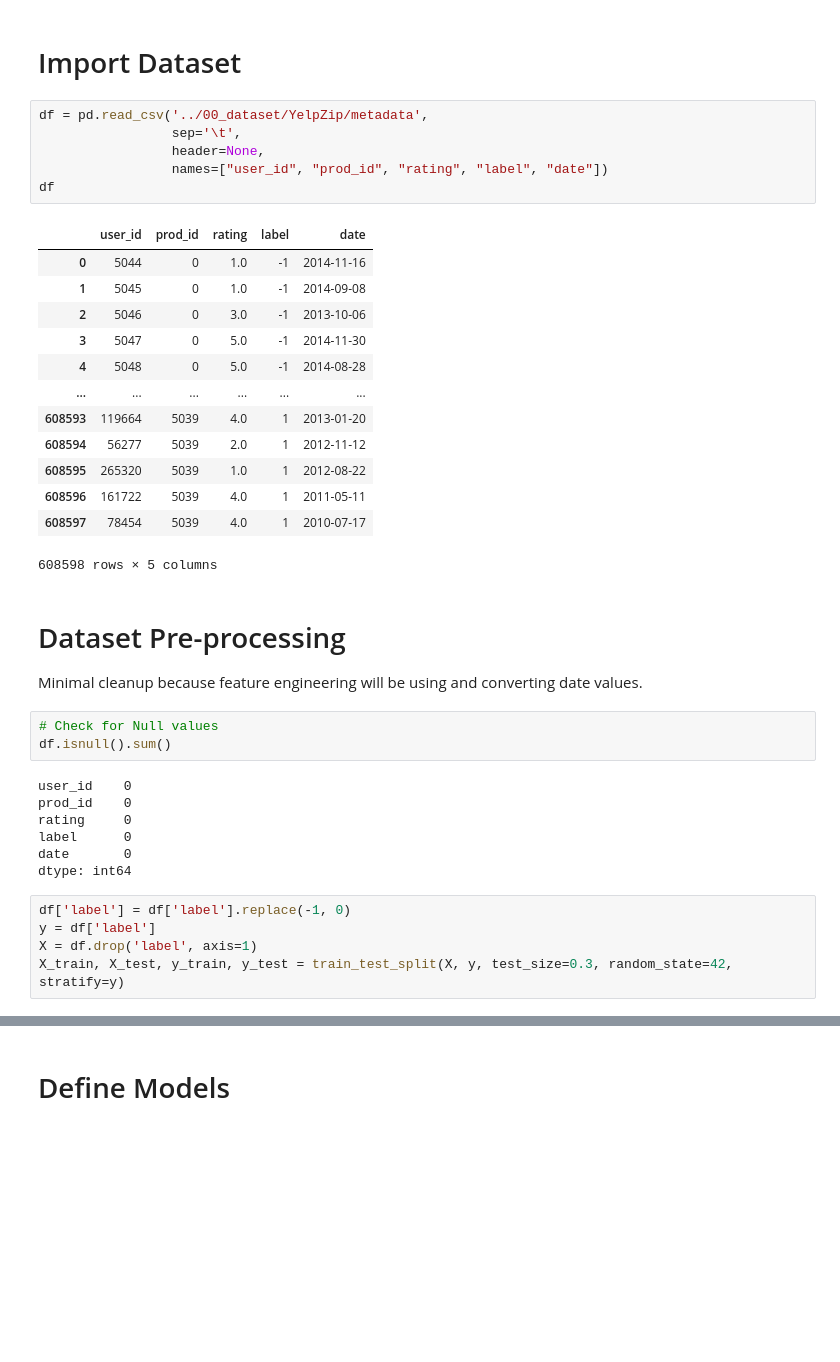
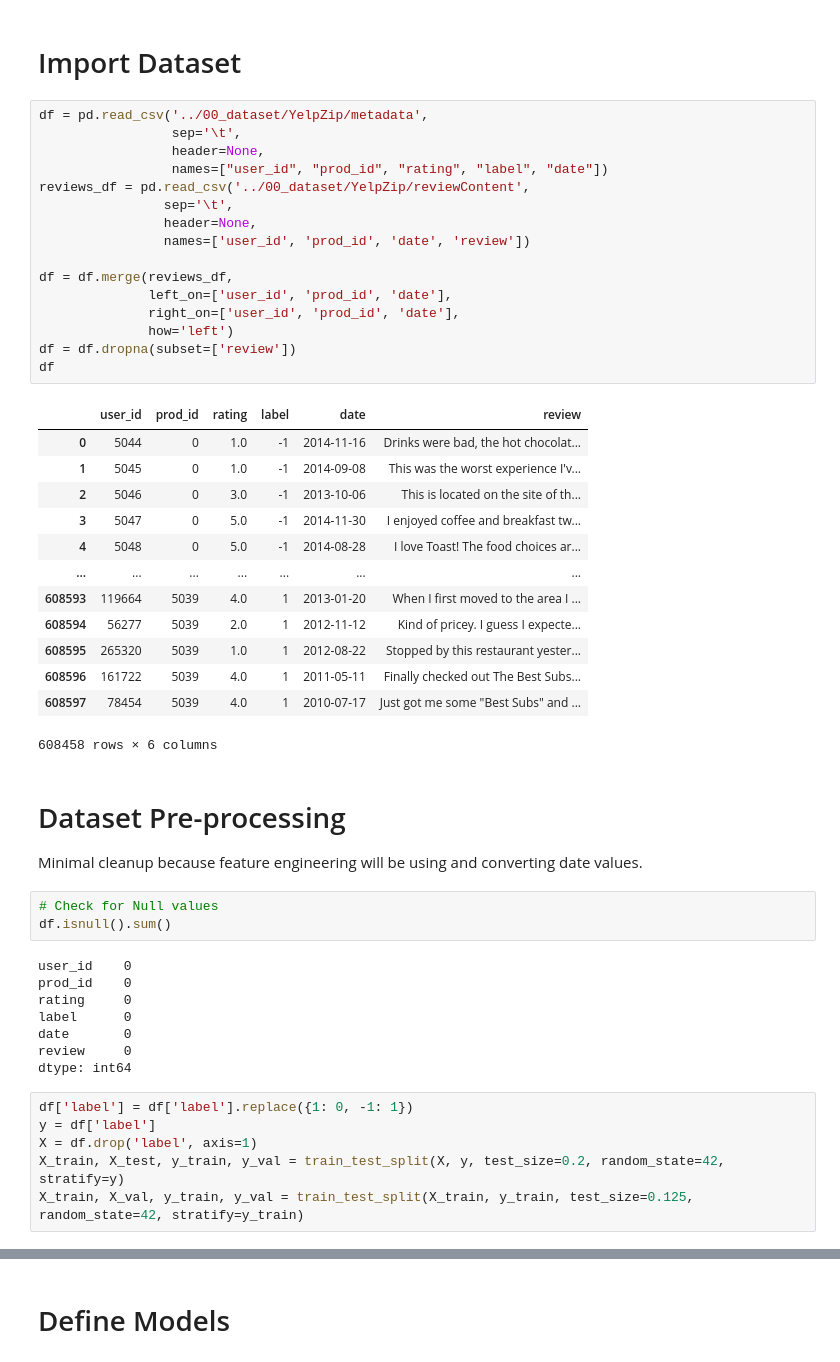
Before and after one commit to ngjocelyn/INF2008_YelpZip, a Jupyter notebook: 0z_contextual/b2_modelling_kfold.ipynb, the cells around one changed output, grey strips where cells are left out. Saved outputs shown, nothing was run; the diff lists cells and outputs as text; blank space fills up the shorter version.

```diff
--- a/0z_contextual/b2_modelling_kfold.ipynb
+++ b/0z_contextual/b2_modelling_kfold.ipynb
@@ -8,23 +8,33 @@ from sklearn.metrics import balanced_accuracy_score, matthews_corrcoef, precisio
 # %%
 df = pd.read_csv('../00_dataset/YelpZip/metadata',
                  sep='\t',
                  header=None,
                  names=["user_id", "prod_id", "rating", "label", "date"])
+reviews_df = pd.read_csv('../00_dataset/YelpZip/reviewContent',
+                sep='\t',
+                header=None,
+                names=['user_id', 'prod_id', 'date', 'review'])
+
+df = df.merge(reviews_df,
+              left_on=['user_id', 'prod_id', 'date'],
+              right_on=['user_id', 'prod_id', 'date'],
+              how='left')
+df = df.dropna(subset=['review'])
 df
 # %% [output]
-|  | user_id | prod_id | rating | label | date |
-| 0 | 5044 | 0 | 1.0 | -1 | 2014-11-16 |
-| 1 | 5045 | 0 | 1.0 | -1 | 2014-09-08 |
-| 2 | 5046 | 0 | 3.0 | -1 | 2013-10-06 |
-| 3 | 5047 | 0 | 5.0 | -1 | 2014-11-30 |
-| 4 | 5048 | 0 | 5.0 | -1 | 2014-08-28 |
-| ... | ... | ... | ... | ... | ... |
-| 608593 | 119664 | 5039 | 4.0 | 1 | 2013-01-20 |
-| 608594 | 56277 | 5039 | 2.0 | 1 | 2012-11-12 |
-| 608595 | 265320 | 5039 | 1.0 | 1 | 2012-08-22 |
-| 608596 | 161722 | 5039 | 4.0 | 1 | 2011-05-11 |
-| 608597 | 78454 | 5039 | 4.0 | 1 | 2010-07-17 |
+|  | user_id | prod_id | rating | label | date | review |
+| 0 | 5044 | 0 | 1.0 | -1 | 2014-11-16 | Drinks were bad, the hot chocolat... |
+| 1 | 5045 | 0 | 1.0 | -1 | 2014-09-08 | This was the worst experience I'v... |
+| 2 | 5046 | 0 | 3.0 | -1 | 2013-10-06 | This is located on the site of th... |
+| 3 | 5047 | 0 | 5.0 | -1 | 2014-11-30 | I enjoyed coffee and breakfast tw... |
+| 4 | 5048 | 0 | 5.0 | -1 | 2014-08-28 | I love Toast! The food choices ar... |
+| ... | ... | ... | ... | ... | ... | ... |
+| 608593 | 119664 | 5039 | 4.0 | 1 | 2013-01-20 | When I first moved to the area I ... |
+| 608594 | 56277 | 5039 | 2.0 | 1 | 2012-11-12 | Kind of pricey. I guess I expecte... |
+| 608595 | 265320 | 5039 | 1.0 | 1 | 2012-08-22 | Stopped by this restaurant yester... |
+| 608596 | 161722 | 5039 | 4.0 | 1 | 2011-05-11 | Finally checked out The Best Subs... |
+| 608597 | 78454 | 5039 | 4.0 | 1 | 2010-07-17 | Just got me some "Best Subs" and ... |
-608598 rows × 5 columns
+608458 rows × 6 columns
 # %% [markdown]
 # Dataset Pre-processing
 Minimal cleanup because feature engineering will be using and converting date values.
@@ -37,12 +47,14 @@ prod_id    0
 rating     0
 label      0
 date       0
+review     0
 dtype: int64
 # %%
-df['label'] = df['label'].replace(-1, 0)
+df['label'] = df['label'].replace({1: 0, -1: 1})
 y = df['label']
 X = df.drop('label', axis=1)
-X_train, X_test, y_train, y_test = train_test_split(X, y, test_size=0.3, random_state=42, stratify=y)
+X_train, X_test, y_train, y_val = train_test_split(X, y, test_size=0.2, random_state=42, stratify=y)
+X_train, X_val, y_train, y_val = train_test_split(X_train, y_train, test_size=0.125, random_state=42, stratify=y_train)
 # %%
 print(f"""
 X_train: {X_train.shape}
```
Also changed, not shown: parts of 10 cells of this notebook, 2 other files.
